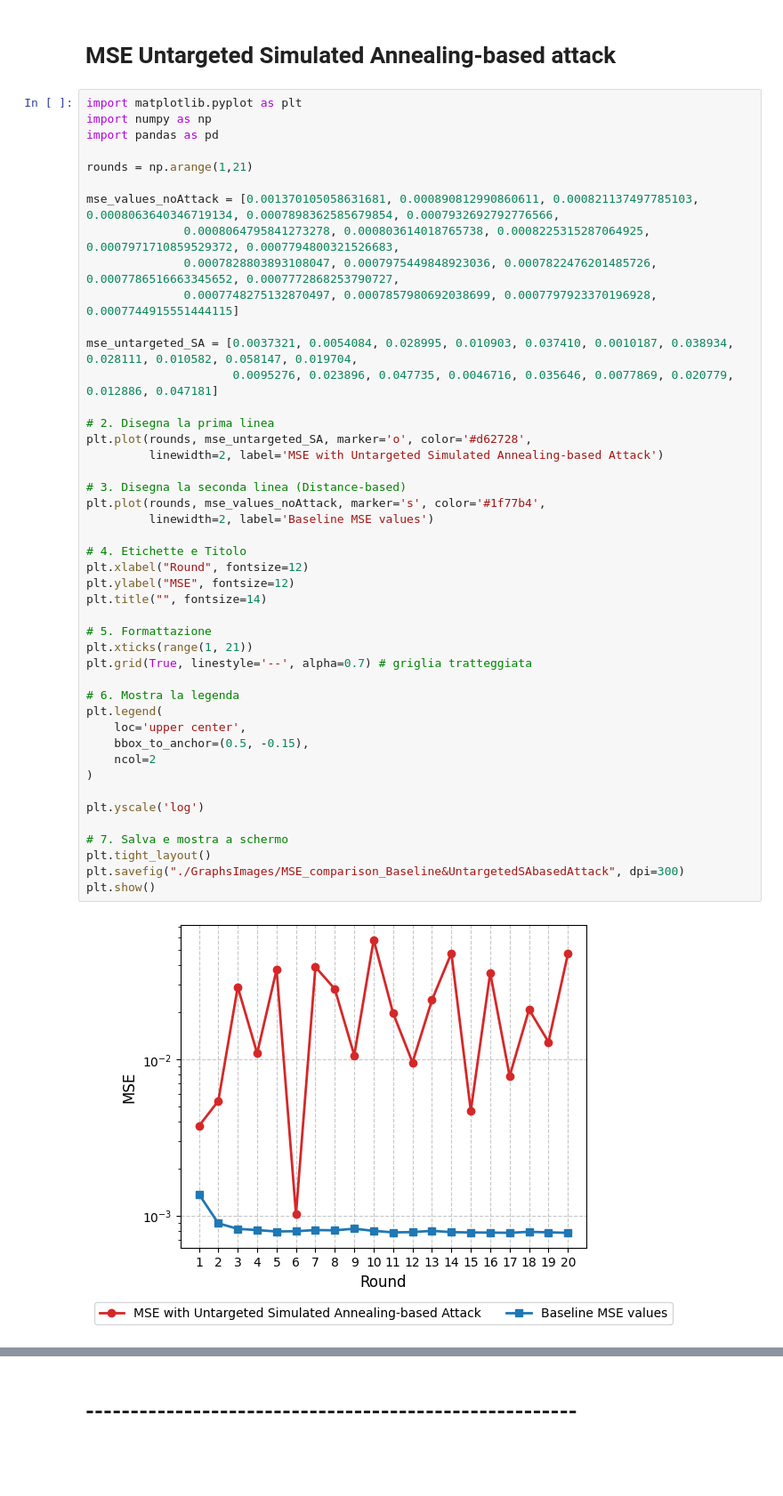
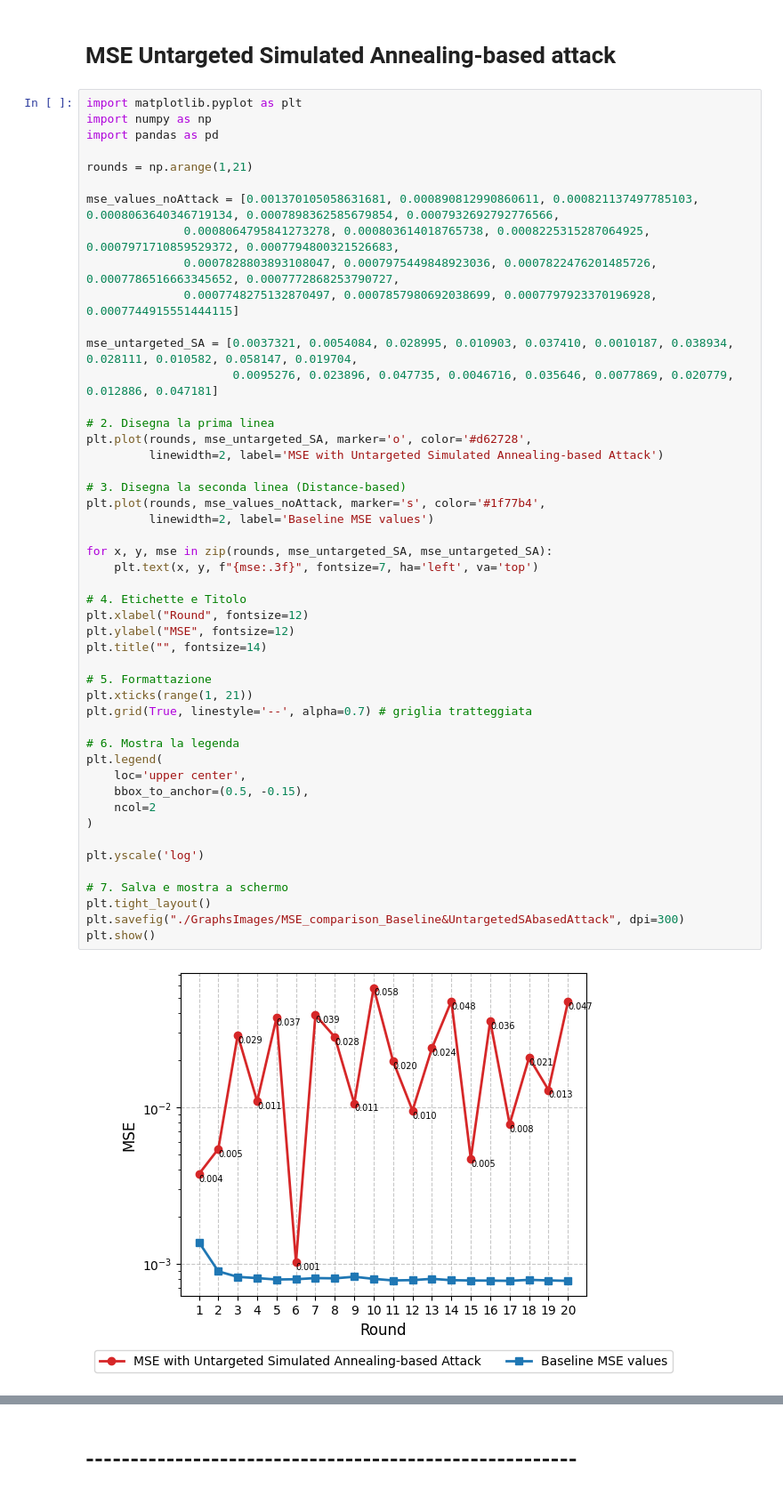
Before and after one commit to LombardiGiacomo/master-thesis-fl-poisoning-simulated-annealing, a Jupyter notebook: graphs.ipynb, the cells around one changed output, grey strips where cells are left out. Shown at 89% size. Drawn from its saved outputs; the diff is of its cells as text; blank space fills up the shorter version.

```diff
--- a/graphs.ipynb
+++ b/graphs.ipynb
@@ -719,31 +719,34 @@ mse_untargeted_SA = [0.0037321, 0.0054084, 0.028995, 0.010903, 0.037410, 0.00101
 plt.plot(rounds, mse_untargeted_SA, marker='o', color='#d62728',
          linewidth=2, label='MSE with Untargeted Simulated Annealing-based Attack')
 
 # 3. Disegna la seconda linea (Distance-based)
 plt.plot(rounds, mse_values_noAttack, marker='s', color='#1f77b4',
          linewidth=2, label='Baseline MSE values')
 
+for x, y, mse in zip(rounds, mse_untargeted_SA, mse_untargeted_SA):
+    plt.text(x, y, f"{mse:.3f}", fontsize=7, ha='left', va='top')
+
 # 4. Etichette e Titolo
 plt.xlabel("Round", fontsize=12)
 plt.ylabel("MSE", fontsize=12)
 plt.title("", fontsize=14)
 
 # 5. Formattazione
 plt.xticks(range(1, 21))
 plt.grid(True, linestyle='--', alpha=0.7) # griglia tratteggiata
 
 # 6. Mostra la legenda
 plt.legend(
     loc='upper center',
     bbox_to_anchor=(0.5, -0.15),
     ncol=2
 )
 
 plt.yscale('log')
 
 # 7. Salva e mostra a schermo
 plt.tight_layout()
 plt.savefig("./GraphsImages/MSE_comparison_Baseline&UntargetedSAbasedAttack", dpi=300)
 plt.show()
 # %% [output]
-[figure, old version]
+[figure, new version]
```
Also changed, not shown: parts of 6 cells of this notebook, 3 other files.
